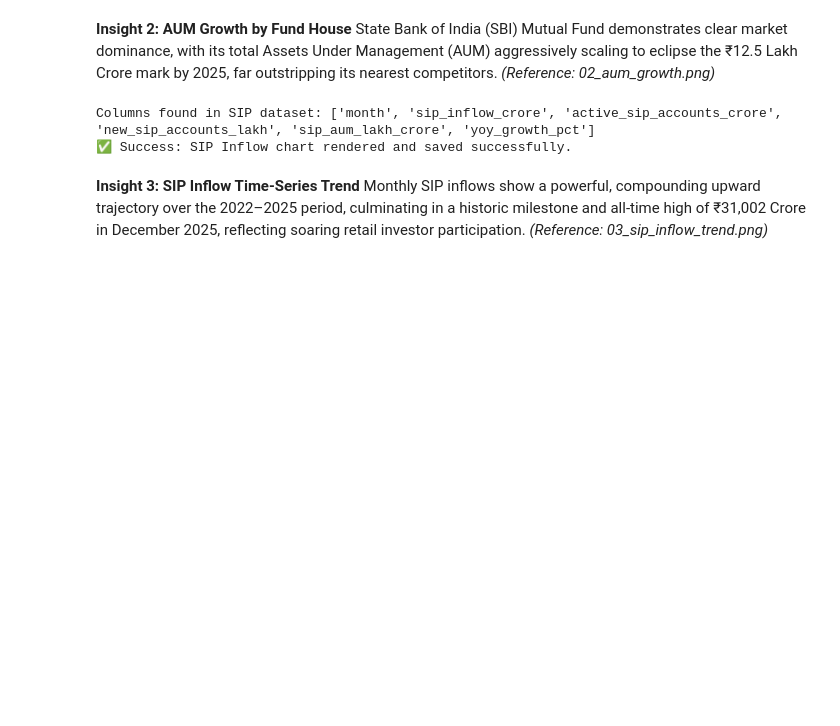
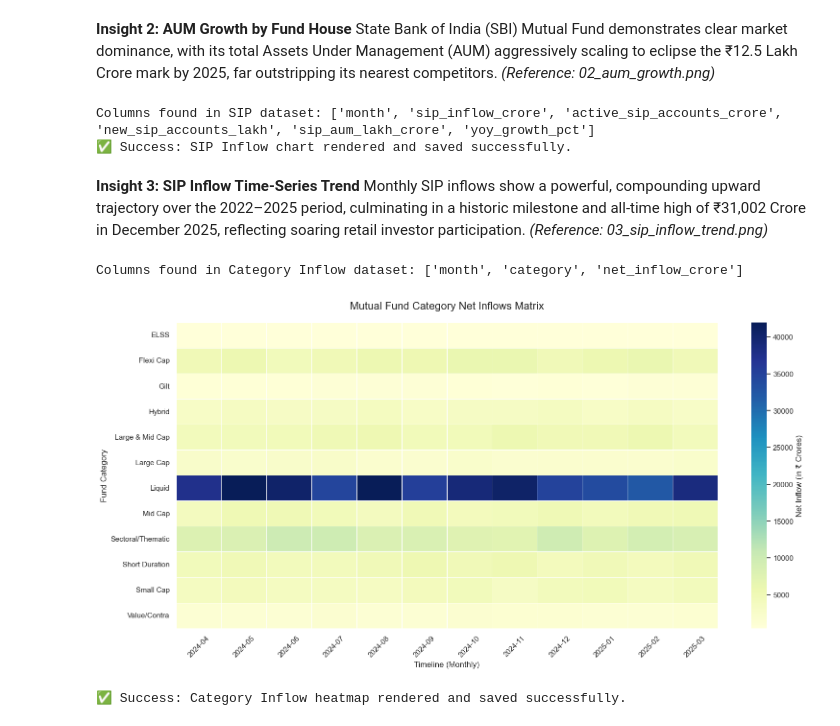
Before and after one commit to Utkrisht2004/bluestock_mf_capstone, a Jupyter notebook: notebooks/03_eda_analysis.ipynb, the cells around one changed output. Cells and saved outputs as stored; diff of their text form; code cells hidden in the pictures; blank space fills up the shorter version.

Commit message:
Day 3: EDA complete with 10 insights and exported charts

```diff
--- a/notebooks/03_eda_analysis.ipynb
+++ b/notebooks/03_eda_analysis.ipynb
@@ -215,7 +215,7 @@ import pandas as pd
 import matplotlib.pyplot as plt
 import seaborn as sns
 
-category_inflow_path = "../data/raw/05_category_wise_inflows.csv"
+category_inflow_path = "../data/raw/05_category_inflows.csv"
 
 try:
     # 1. Load the dataset
@@ -234,30 +234,34 @@ try:
 
     # 4. Pivot the DataFrame into a matrix layout (X = Month-Year, Y = Category, Values = Inflow)
     heatmap_matrix = df_cat.pivot(index=cat_col, columns='Month-Year', values=inflow_col)
 
     # 5. Render the Heatmap
     plt.figure(figsize=(16, 8))
     sns.set_theme(style="white")
 
     # Using 'YlGnBu' (Yellow-Green-Blue) palette for a high-contrast financial data look
     sns.heatmap(
         heatmap_matrix,
         cmap="YlGnBu",
         linewidths=0.5,
         cbar_kws={'label': 'Net Inflow (in ₹ Crores)'},
         annot=False # Set to True if the matrix is small and you want to display exact values in cells
     )
 
     plt.title('Mutual Fund Category Net Inflows Matrix', fontsize=16, pad=20)
     plt.xlabel('Timeline (Monthly)', fontsize=12)
     plt.ylabel('Fund Category', fontsize=12)
     plt.xticks(rotation=45)
 
     # 6. Save and Display
     plt.tight_layout()
     plt.savefig(f"{output_dir}/04_category_inflow_heatmap.png", dpi=300)
     plt.show()
     print("✅ Success: Category Inflow heatmap rendered and saved successfully.")
 
 except Exception as e:
     print(f"❌ An error occurred while generating the heatmap: {e}")
+# %% [output]
+Columns found in Category Inflow dataset: ['month', 'category', 'net_inflow_crore']
+[figure, added]
+✅ Success: Category Inflow heatmap rendered and saved successfully.
```
Also changed, not shown: parts of 10 cells of this notebook.
